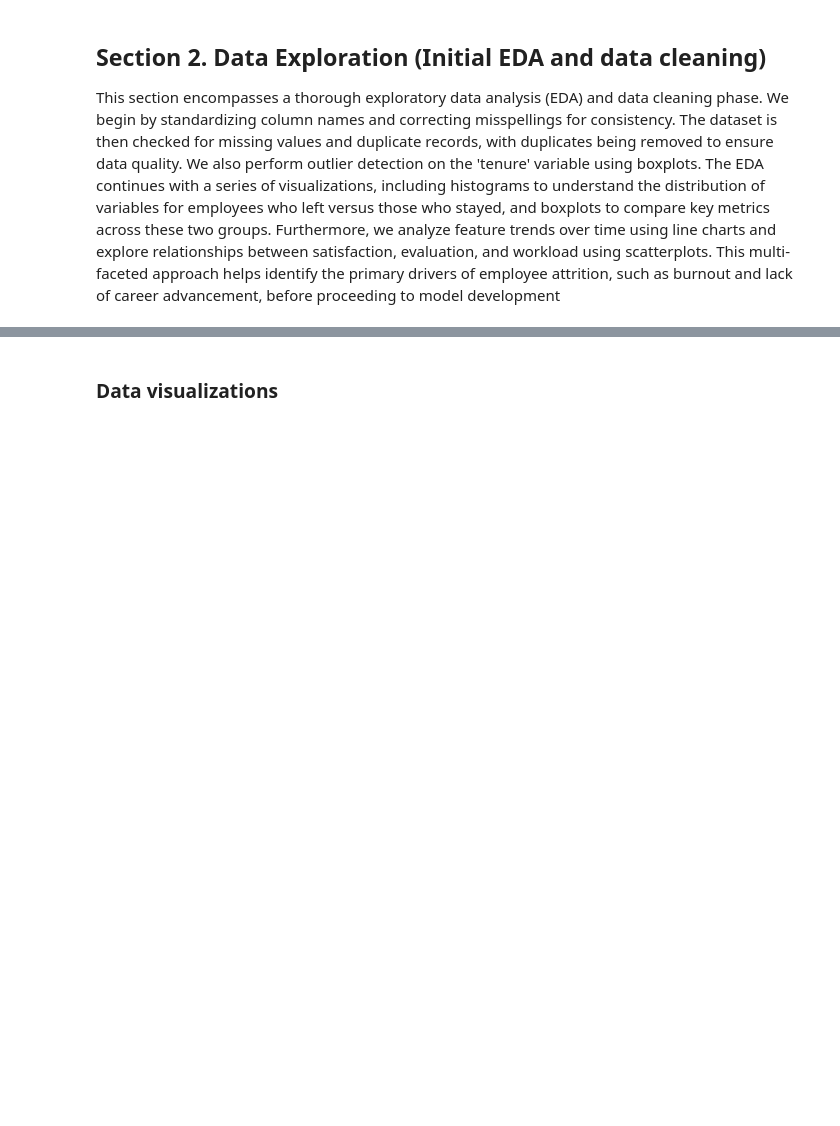
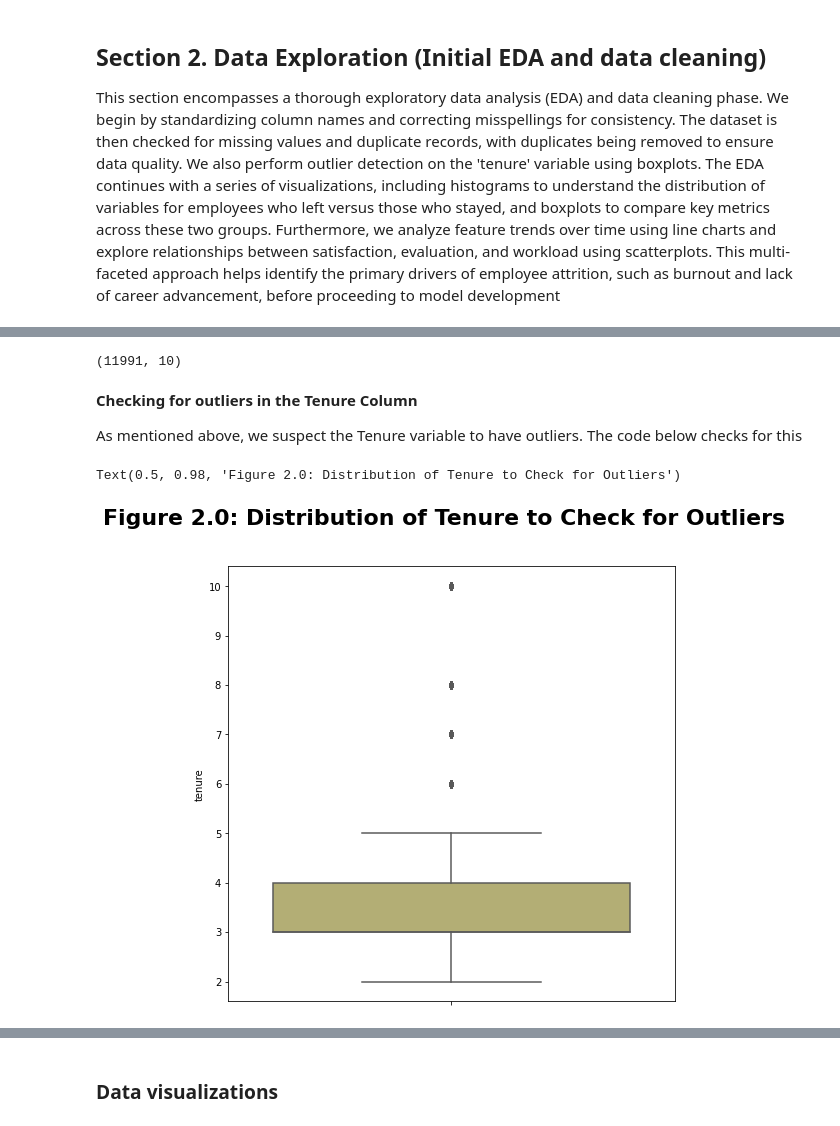
Before and after one commit to snaveerafrizvi/Employee_Attrition_ML, a Jupyter notebook: Salifort_Motors_Employee_Attrition.ipynb, the cells around one changed output, grey strips where cells are left out. Saved outputs shown, nothing was run; the diff lists cells and outputs as text; code cells hidden in the pictures; blank space fills up the shorter version.

```diff
--- a/Salifort_Motors_Employee_Attrition.ipynb
+++ b/Salifort_Motors_Employee_Attrition.ipynb
@@ -351,0 +283,20 @@ Name: left, dtype: float64
+# %%
+# Drop duplicates and save resulting dataframe in a new variable as needed
+df = df_raw.drop_duplicates()
+# Display shape of the dataframe after dropping duplicates
+df.shape
+# %% [output]
+(11991, 10)
+# %% [markdown]
+**Checking for outliers in the Tenure Column**
+
+As mentioned above, we suspect the Tenure variable to have outliers. The code below checks for this
+# %%
+# Create a boxplot to visualize distribution of `tenure` and detect any outliers
+
+fig, axes = plt.subplots(figsize=(8,8))
+sns.boxplot(y=df["tenure"],color='darkkhaki')
+fig.suptitle("Figure 2.0: Distribution of Tenure to Check for Outliers", fontsize=22, fontweight='bold')
+# %% [output]
+Text(0.5, 0.98, 'Figure 2.0: Distribution of Tenure to Check for Outliers')
+[figure, added]
```
Also changed, not shown: parts of 64 cells of this notebook.
